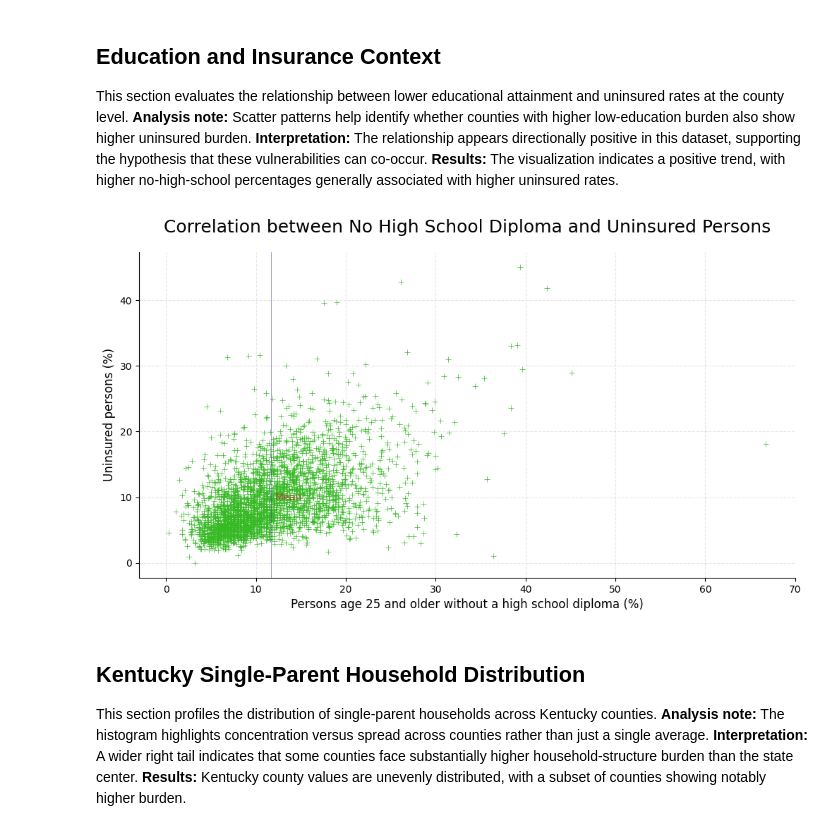
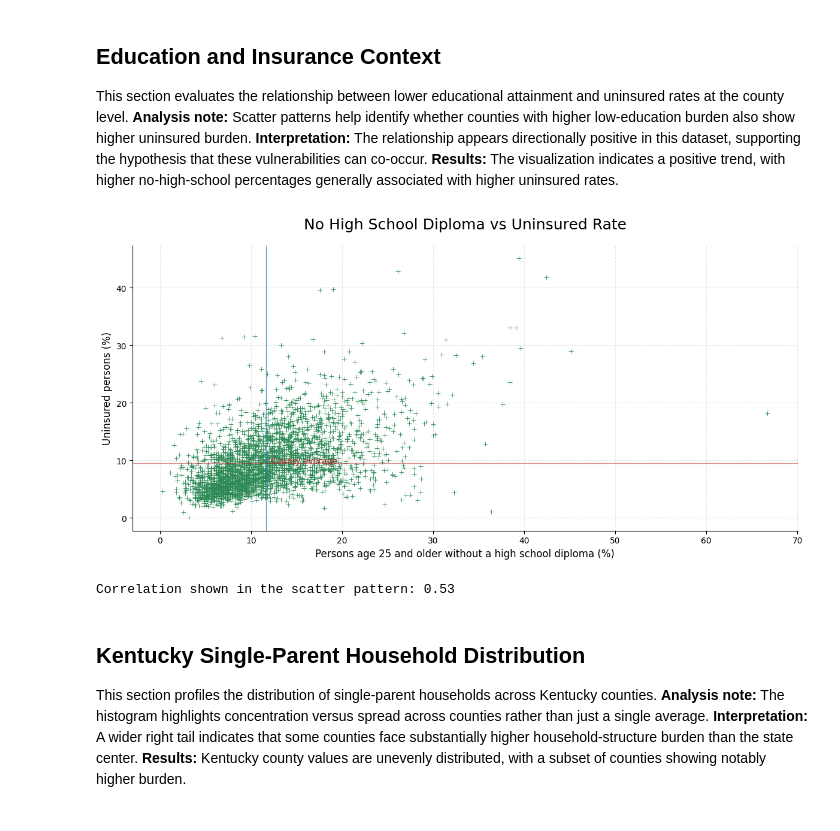
Before and after one commit to fmassaro1966/CYSocialDeterminatesFM, a Jupyter notebook: Notebook/Socialdeterminants2.ipynb, the cells around one changed output. Drawn from its saved outputs; the diff is of its cells as text; code cells hidden in the pictures.

```diff
--- a/Notebook/Socialdeterminants2.ipynb
+++ b/Notebook/Socialdeterminants2.ipynb
@@ -468,46 +474,60 @@ if x_col is None or y_col is None:
     print("Required columns not found. Available columns:")
     print(raw_df.columns.tolist())
 else:
-    plot_df = raw_df[[x_col, y_col]].dropna()
+    plot_df = raw_df[[x_col, y_col]].copy()
+    plot_df[x_col] = pd.to_numeric(plot_df[x_col], errors="coerce")
+    plot_df[y_col] = pd.to_numeric(plot_df[y_col], errors="coerce")
+    plot_df = plot_df.dropna()
 
     plt.figure(figsize=(12, 6))
     plt.scatter(
         plot_df[x_col],
         plot_df[y_col],
         marker="+",
-        color="#37BA26",
-        linewidth=0.5
+        color="#2E8B57",
+        linewidth=0.6
     )
 
     plt.xlabel("Persons age 25 and older without a high school diploma (%)", fontsize=12)
     plt.ylabel("Uninsured persons (%)", fontsize=12)
-    plt.title("Correlation between No High School Diploma and Uninsured Persons", fontsize=18, pad=20)
+    plt.title("No High School Diploma vs Uninsured Rate", fontsize=18, pad=20)
 
     ax = plt.gca()
     ax.spines["top"].set_visible(False)
     ax.spines["right"].set_visible(False)
 
     mean_x = plot_df[x_col].mean()
     mean_y = plot_df[y_col].mean()
     ax.axvline(
         mean_x,
-        color="#4426BAB9",
-        linewidth=0.5,
+        color="#1F77B4",
+        linewidth=1,
         alpha=0.7
+    )
+    ax.axhline(
+        mean_y,
+        color="#B22222",
+        linewidth=1,
+        alpha=0.5
     )
 
     ax.text(
         mean_x + 0.5,
         mean_y,
-        "Mean",
-        color="#BA2626B9",
+        "County average",
+        color="#B22222",
         fontsize=10
     )
 
     ax.grid(True, linestyle="--", alpha=0.3)
+    plt.tight_layout()
     plt.show()
+
+    corr_val = plot_df[x_col].corr(plot_df[y_col])
+    print(f"Correlation shown in the scatter pattern: {corr_val:.2f}")
 # %% [output]
-[figure, old version]
+[figure, new version]
+Correlation shown in the scatter pattern: 0.53
 # %% [markdown]
 ## Kentucky Single-Parent Household Distribution
 This section profiles the distribution of single-parent households across Kentucky counties.
```
Also changed, not shown: parts of 9 cells of this notebook, 1 other file.
